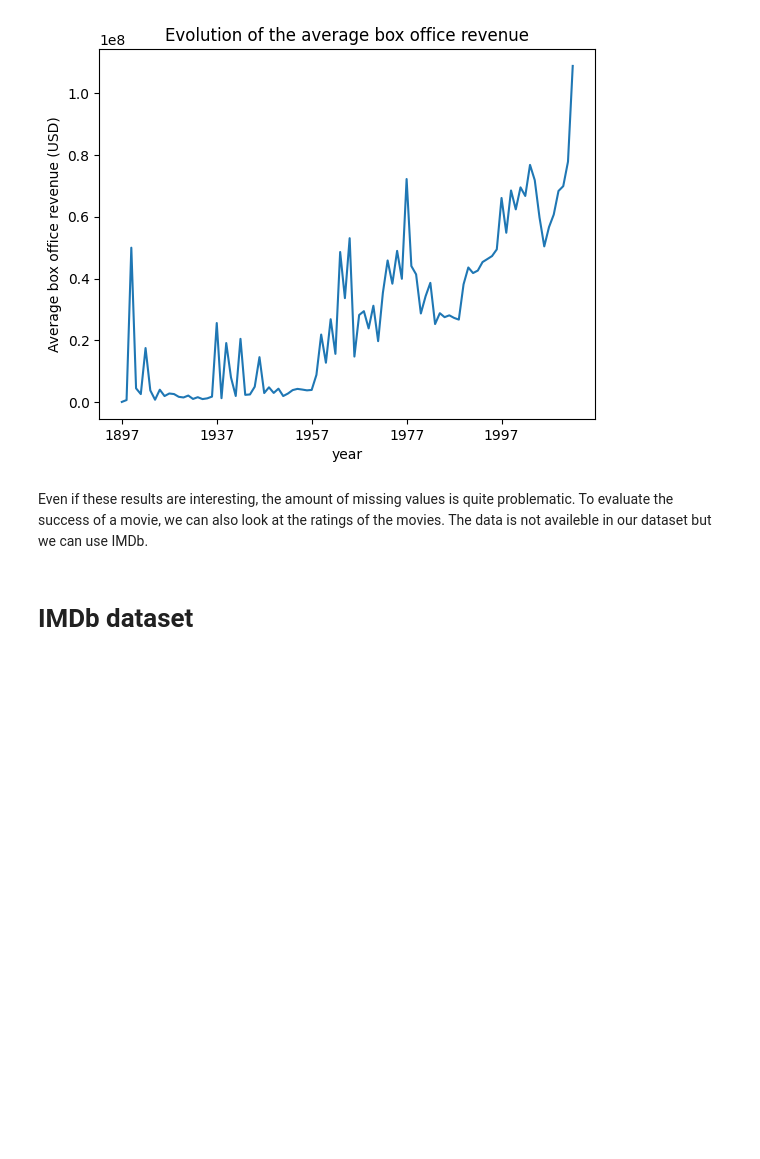
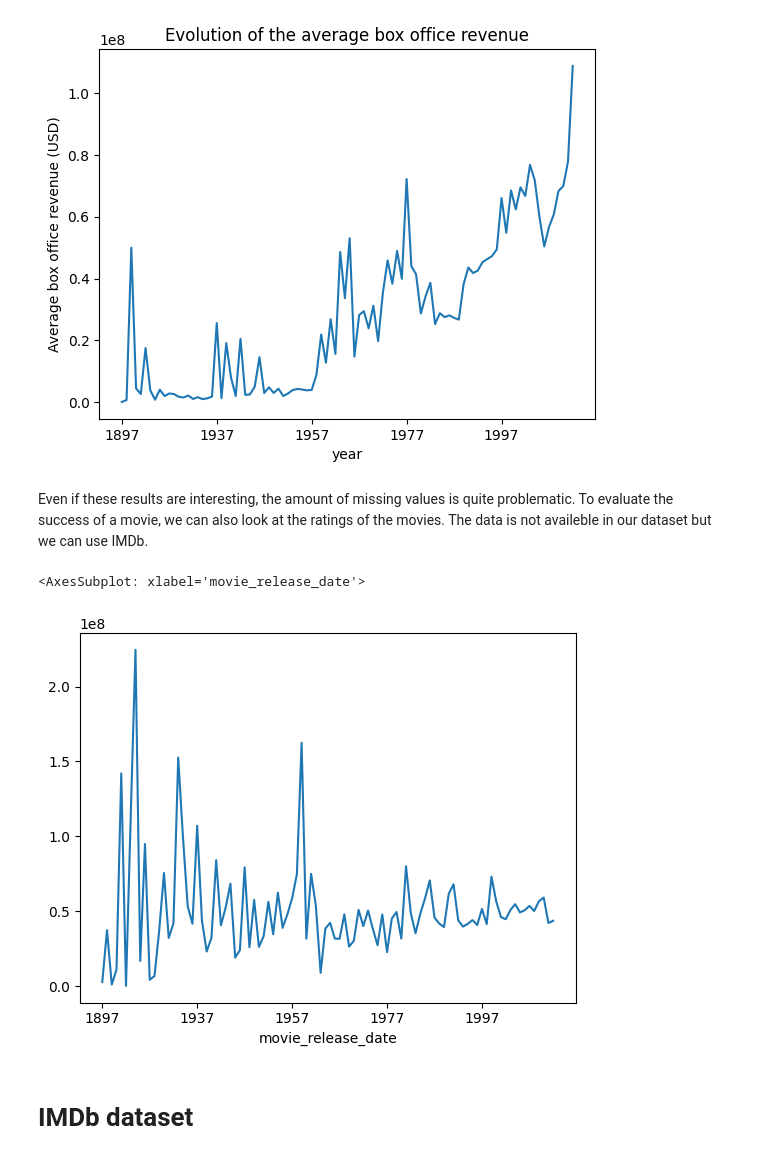
Before and after one commit to epfl-ada/ada-2022-project-armada, a Jupyter notebook: Madeleine.ipynb, the cells around one changed output. Drawn from its saved outputs; the diff is of its cells as text; code cells hidden in the pictures; blank space fills up the shorter version.

Commit message:
after merge

```diff
--- a/Madeleine.ipynb
+++ b/Madeleine.ipynb
@@ -4,3 +4,14 @@ import numpy as np
 from datetime import datetime, date, time
 import matplotlib.pyplot as plt
 from scipy import stats
+# %%
+#load data inflation
+inflation = pd.read_csv('Data/CPIAUCNS.csv')
+
+# create index multiplier
+inflation['CPI_Multiplier'] = inflation['CPIAUCNS'].iloc[-1] / inflation['CPIAUCNS']
+
+# Keep only the year
+inflation['DATE'] = inflation['DATE'].str[:4]
+
+inflation.sort_values(by = 'DATE', ascending = False)
@@ -135,6 +160,15 @@ Text(0.5, 1.0, 'Evolution of the average box office revenue')
 [figure]
 # %% [markdown]
 Even if these results are interesting, the amount of missing values is quite problematic. To evaluate the success of a movie, we can also look at the ratings of the movies. The data is not availeble in our dataset but we can use IMDb.
+# %%
+# Correcting with inflation
+movies_with_corrected_bor = pd.merge(movies_with_bor, inflation, how = 'left', left_on = 'movie_release_date', right_on = 'DATE')
+movies_with_corrected_bor['corrected_bo'] = movies_with_corrected_bor['movie_box_off_rev'].mul(movies_with_corrected_bor['CPI_Multiplier'])
+
+movies_with_corrected_bor.groupby(movies_with_bor['movie_release_date'])[['movie_box_off_rev']].mean().plot(legend = False)
+# %% [output]
+<AxesSubplot: xlabel='movie_release_date'>
+[figure, added]
 # %% [markdown]
 # IMDb dataset
 # %%
```
Also changed, not shown: parts of 11 cells of this notebook, 2 other files.
